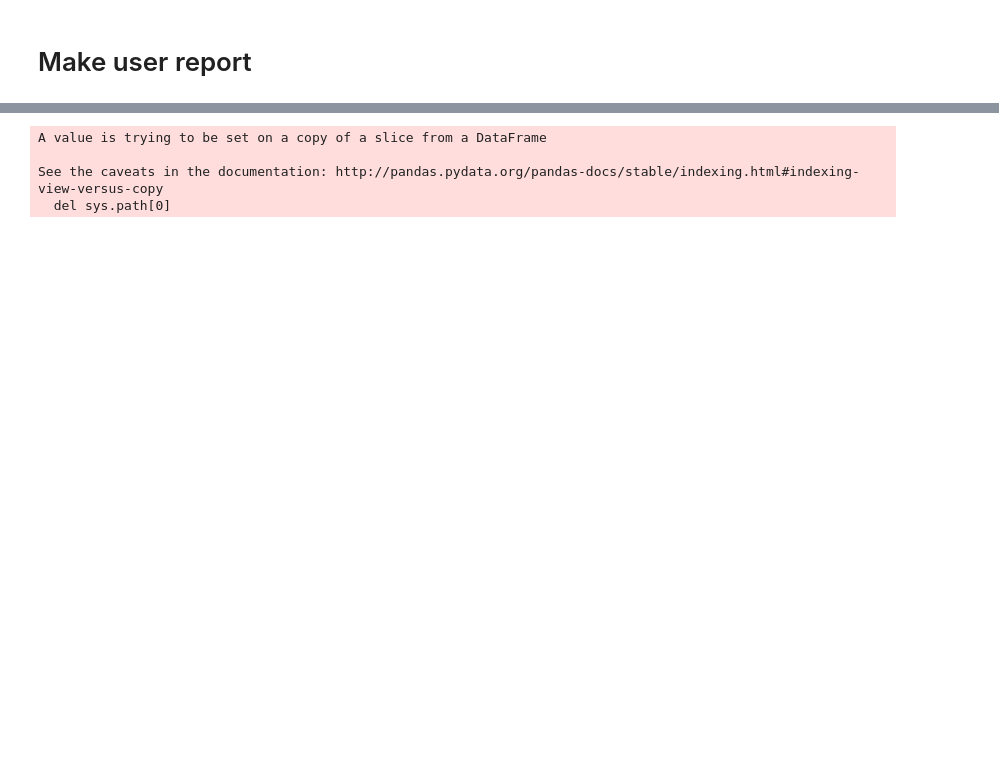
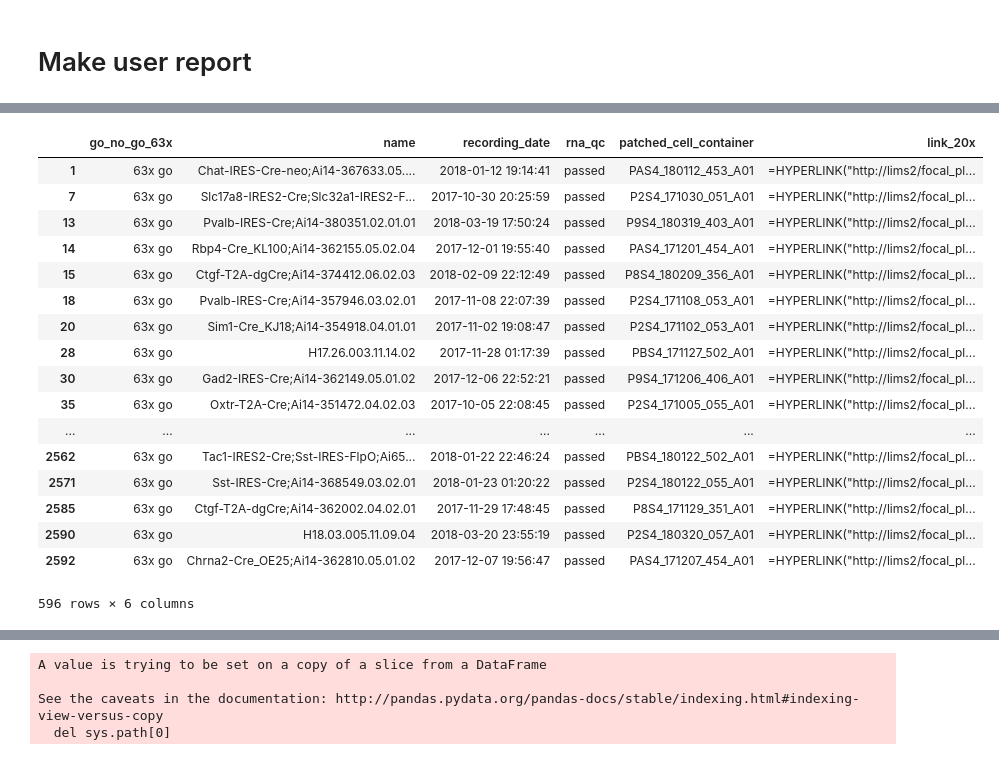
Before and after one commit to lindsayng/analysis, a Jupyter notebook: Functions.ipynb, the cells around one changed output, grey strips where cells are left out. Cells and saved outputs as stored; diff of their text form; code cells hidden in the pictures; blank space fills up the shorter version.

```diff
--- a/Functions.ipynb
+++ b/Functions.ipynb
@@ -160,5 +176,25 @@ qcpass
 # %%
 imagego = gen_filter(master_df,'go_no_go_63x', '63x go')
+imagego
+# %% [output]
+|  | go_no_go_63x | name | recording_date | rna_qc | patched_cell_container | link_20x |
+| 1 | 63x go | Chat-IRES-Cre-neo;Ai14-367633.05.... | 2018-01-12 19:14:41 | passed | PAS4_180112_453_A01 | =HYPERLINK("http://lims2/focal_pl... |
+| 7 | 63x go | Slc17a8-IRES2-Cre;Slc32a1-IRES2-F... | 2017-10-30 20:25:59 | passed | P2S4_171030_051_A01 | =HYPERLINK("http://lims2/focal_pl... |
+| 13 | 63x go | Pvalb-IRES-Cre;Ai14-380351.02.01.01 | 2018-03-19 17:50:24 | passed | P9S4_180319_403_A01 | =HYPERLINK("http://lims2/focal_pl... |
+| 14 | 63x go | Rbp4-Cre_KL100;Ai14-362155.05.02.04 | 2017-12-01 19:55:40 | passed | PAS4_171201_454_A01 | =HYPERLINK("http://lims2/focal_pl... |
+| 15 | 63x go | Ctgf-T2A-dgCre;Ai14-374412.06.02.03 | 2018-02-09 22:12:49 | passed | P8S4_180209_356_A01 | =HYPERLINK("http://lims2/focal_pl... |
+| 18 | 63x go | Pvalb-IRES-Cre;Ai14-357946.03.02.01 | 2017-11-08 22:07:39 | passed | P2S4_171108_053_A01 | =HYPERLINK("http://lims2/focal_pl... |
+| 20 | 63x go | Sim1-Cre_KJ18;Ai14-354918.04.01.01 | 2017-11-02 19:08:47 | passed | P2S4_171102_053_A01 | =HYPERLINK("http://lims2/focal_pl... |
+| 28 | 63x go | H17.26.003.11.14.02 | 2017-11-28 01:17:39 | passed | PBS4_171127_502_A01 | =HYPERLINK("http://lims2/focal_pl... |
+| 30 | 63x go | Gad2-IRES-Cre;Ai14-362149.05.01.02 | 2017-12-06 22:52:21 | passed | P9S4_171206_406_A01 | =HYPERLINK("http://lims2/focal_pl... |
+| 35 | 63x go | Oxtr-T2A-Cre;Ai14-351472.04.02.03 | 2017-10-05 22:08:45 | passed | P2S4_171005_055_A01 | =HYPERLINK("http://lims2/focal_pl... |
+| ... | ... | ... | ... | ... | ... | ... |
+| 2562 | 63x go | Tac1-IRES2-Cre;Sst-IRES-FlpO;Ai65... | 2018-01-22 22:46:24 | passed | PBS4_180122_502_A01 | =HYPERLINK("http://lims2/focal_pl... |
+| 2571 | 63x go | Sst-IRES-Cre;Ai14-368549.03.02.01 | 2018-01-23 01:20:22 | passed | P2S4_180122_055_A01 | =HYPERLINK("http://lims2/focal_pl... |
+| 2585 | 63x go | Ctgf-T2A-dgCre;Ai14-362002.04.02.01 | 2017-11-29 17:48:45 | passed | P8S4_171129_351_A01 | =HYPERLINK("http://lims2/focal_pl... |
+| 2590 | 63x go | H18.03.005.11.09.04 | 2018-03-20 23:55:19 | passed | P2S4_180320_057_A01 | =HYPERLINK("http://lims2/focal_pl... |
+| 2592 | 63x go | Chrna2-Cre_OE25;Ai14-362810.05.01.02 | 2017-12-07 19:56:47 | passed | PAS4_171207_454_A01 | =HYPERLINK("http://lims2/focal_pl... |
+596 rows × 6 columns
 # %%
 per_user('P8')
 # %% [output]
```
Also changed, not shown: parts of 7 cells of this notebook.
